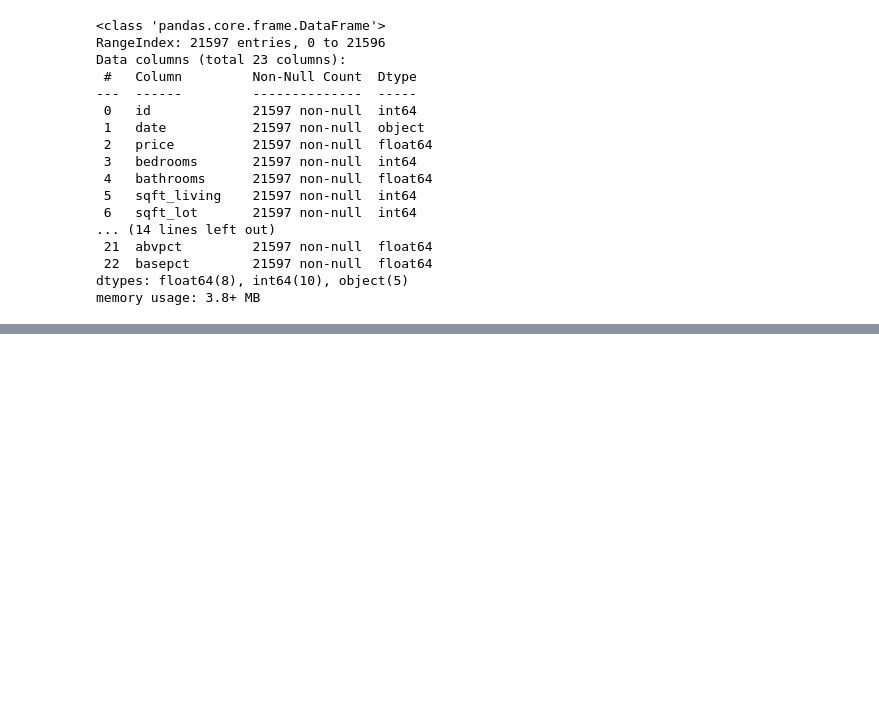
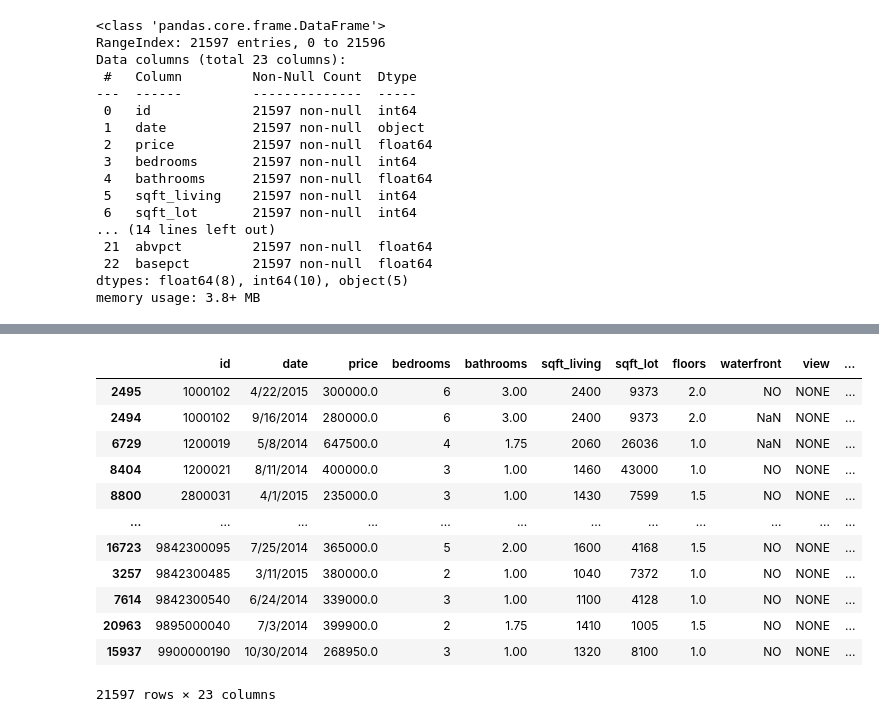
Before and after one commit to charlesmpan/SeattleHousingPricePredictor, a Jupyter notebook: charles_notebook.ipynb, the cells around one changed output, grey strips where cells are left out. Saved outputs shown, nothing was run; the diff lists cells and outputs as text; code cells hidden in the pictures; blank space fills up the shorter version.

```diff
--- a/charles_notebook.ipynb
+++ b/charles_notebook.ipynb
@@ -699,0 +715,16 @@ memory usage: 3.8+ MB
+# %%
+df3.sort_values('id')
+# %% [output]
+|  | id | date | price | bedrooms | bathrooms | sqft_living | sqft_lot | floors | waterfront | view | ... |
+| 2495 | 1000102 | 4/22/2015 | 300000.0 | 6 | 3.00 | 2400 | 9373 | 2.0 | NO | NONE | ... |
+| 2494 | 1000102 | 9/16/2014 | 280000.0 | 6 | 3.00 | 2400 | 9373 | 2.0 | NaN | NONE | ... |
+| 6729 | 1200019 | 5/8/2014 | 647500.0 | 4 | 1.75 | 2060 | 26036 | 1.0 | NaN | NONE | ... |
+| 8404 | 1200021 | 8/11/2014 | 400000.0 | 3 | 1.00 | 1460 | 43000 | 1.0 | NO | NONE | ... |
+| 8800 | 2800031 | 4/1/2015 | 235000.0 | 3 | 1.00 | 1430 | 7599 | 1.5 | NO | NONE | ... |
+| ... | ... | ... | ... | ... | ... | ... | ... | ... | ... | ... | ... |
+| 16723 | 9842300095 | 7/25/2014 | 365000.0 | 5 | 2.00 | 1600 | 4168 | 1.5 | NO | NONE | ... |
+| 3257 | 9842300485 | 3/11/2015 | 380000.0 | 2 | 1.00 | 1040 | 7372 | 1.0 | NO | NONE | ... |
+| 7614 | 9842300540 | 6/24/2014 | 339000.0 | 3 | 1.00 | 1100 | 4128 | 1.0 | NO | NONE | ... |
+| 20963 | 9895000040 | 7/3/2014 | 399900.0 | 2 | 1.75 | 1410 | 1005 | 1.5 | NO | NONE | ... |
+| 15937 | 9900000190 | 10/30/2014 | 268950.0 | 3 | 1.00 | 1320 | 8100 | 1.0 | NO | NONE | ... |
+21597 rows × 23 columns
```
Also changed, not shown: parts of 6 cells of this notebook, 2 other files.
